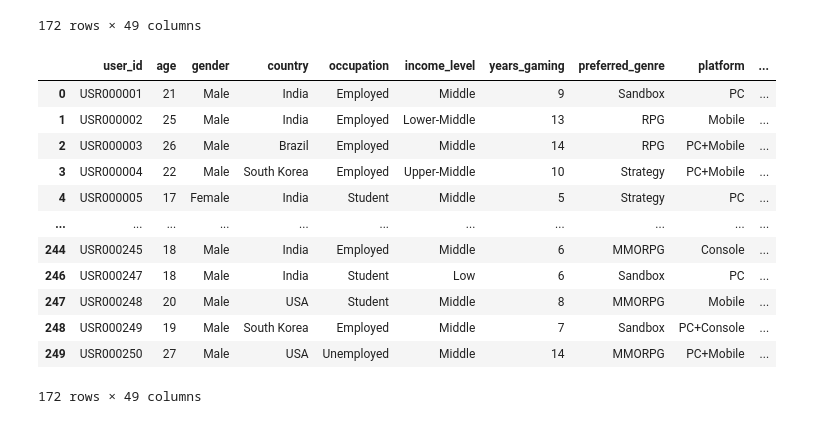
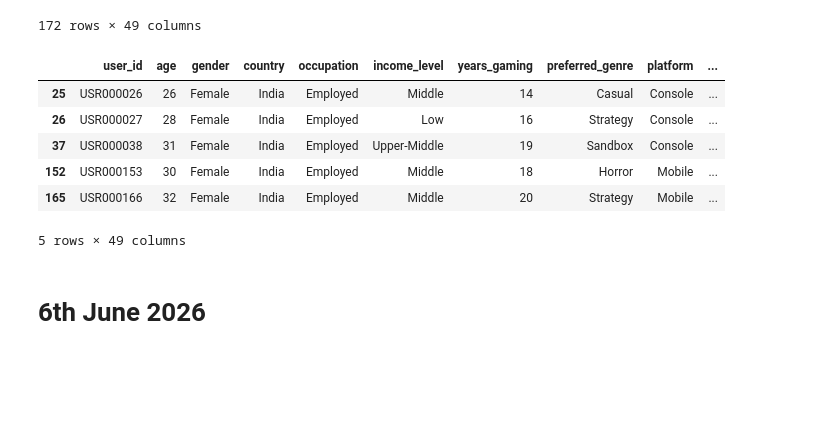
Before and after one commit to rupahli/AIML, a Jupyter notebook: Code/jsonpanda.ipynb, the cells around one changed output. Saved outputs shown, nothing was run; the diff lists cells and outputs as text; code cells hidden in the pictures; blank space fills up the shorter version.

```diff
--- a/Code/jsonpanda.ipynb
+++ b/Code/jsonpanda.ipynb
@@ -408,26 +408,35 @@ df[Condition | condition2] # -- Applying either condition to the DataFrame to se
 # %%
 import pandas as pd
 
 # data taken from https://www.kaggle.com/datasets/ajitashwath/gaming-addiction-dataset
 df= pd.read_csv(r"C:\Users\KITTU-PALKIN\OneDrive\Documents\Rupahli\GUVI\AIML\Data\gaming_addiction.csv") # -- Reading a CSV file into a DataFrame
-condition = df['country'] =='India' # -- Creating a condition to filter the DataFrame for entries where the 'age' column is greater than 30
-df[condition] # -- Applying the condition to the DataFrame to see the entries that meet the specified criteria (in this case, entries where the 'country' column is equal to 'India')
+condition = df['age'] >18 # -- Creating a condition to filter the DataFrame for entries where the 'age' column is greater than 30
+#df[condition] # -- Applying the condition to the DataFrame to see the entries that meet the specified criteria (in this case, entries where the 'country' column is equal to 'India')
+
+condition = df['age'] >18
+condition2 = df['age'] <25
+df[condition & condition2] # -- Applying both conditions to the DataFrame to see the entries that meet both criteria (in this case, entries where the 'country' column is equal to 'India' and the '
+#df[condition | condition2] # -- Applying either condition to the DataFrame to see the entries that meet at least one of the criteria (in this case, entries where the 'country' column is equal to 'India' or the '
+
+#df[['gender','country']]
+
+#df
 
 
-condition2 = df['gender'] == 'Male'
-df[condition & condition2] # -- Applying both conditions to the DataFrame to see the entries that meet both criteria (in this case, entries where the 'country' column is equal to 'India' and the '
-df[condition | condition2] # -- Applying either condition to the DataFrame to see the entries that meet at least one of the criteria (in this case, entries where the 'country' column is equal to 'India' or the '
+
+condition = df['country']  == 'India'
+condition2 = df['age'] >25
+condition3 = df['gender']== 'Female'
+df[condition & condition2 & condition3]
+
+df[(df['country']  == 'India')  & (df['age'] >25)  & (df['gender']== 'Female' )]
 # %% [output]
 |  | user_id | age | gender | country | occupation | income_level | years_gaming | preferred_genre | platform | ... |
-| 0 | USR000001 | 21 | Male | India | Employed | Middle | 9 | Sandbox | PC | ... |
-| 1 | USR000002 | 25 | Male | India | Employed | Lower-Middle | 13 | RPG | Mobile | ... |
-| 2 | USR000003 | 26 | Male | Brazil | Employed | Middle | 14 | RPG | PC+Mobile | ... |
-| 3 | USR000004 | 22 | Male | South Korea | Employed | Upper-Middle | 10 | Strategy | PC+Mobile | ... |
-| 4 | USR000005 | 17 | Female | India | Student | Middle | 5 | Strategy | PC | ... |
-| ... | ... | ... | ... | ... | ... | ... | ... | ... | ... | ... |
-| 244 | USR000245 | 18 | Male | India | Employed | Middle | 6 | MMORPG | Console | ... |
-| 246 | USR000247 | 18 | Male | India | Student | Low | 6 | Sandbox | PC | ... |
-| 247 | USR000248 | 20 | Male | USA | Student | Middle | 8 | MMORPG | Mobile | ... |
-| 248 | USR000249 | 19 | Male | South Korea | Employed | Middle | 7 | Sandbox | PC+Console | ... |
-| 249 | USR000250 | 27 | Male | USA | Unemployed | Middle | 14 | MMORPG | PC+Mobile | ... |
+| 25 | USR000026 | 26 | Female | India | Employed | Middle | 14 | Casual | Console | ... |
+| 26 | USR000027 | 28 | Female | India | Employed | Low | 16 | Strategy | Console | ... |
+| 37 | USR000038 | 31 | Female | India | Employed | Upper-Middle | 19 | Sandbox | Console | ... |
+| 152 | USR000153 | 30 | Female | India | Employed | Middle | 18 | Horror | Mobile | ... |
+| 165 | USR000166 | 32 | Female | India | Employed | Middle | 20 | Strategy | Mobile | ... |
-172 rows × 49 columns
+5 rows × 49 columns
+# %% [markdown]
+# 6th June 2026
```
Also changed, not shown: parts of 1 cell of this notebook, 3 other files.
